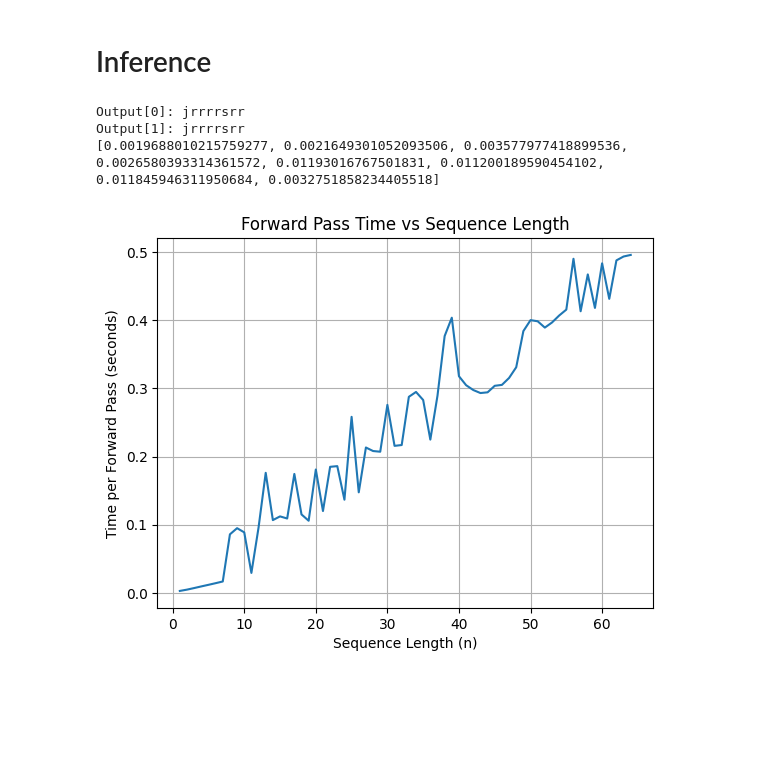
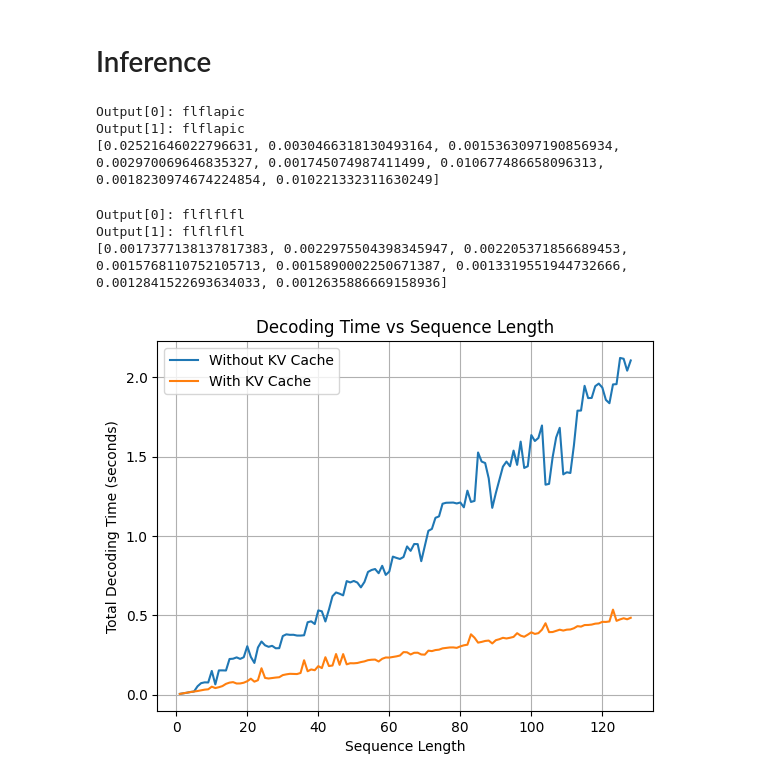
Before and after one commit to vnnm404/pytorch-transformer, a Jupyter notebook: kv-cache.ipynb, the cells around one changed output. Cells and saved outputs as stored; diff of their text form; code cells hidden in the pictures; blank space fills up the shorter version.

Commit message:
kv cache

```diff
--- a/kv-cache.ipynb
+++ b/kv-cache.ipynb
@@ -25,15 +25,15 @@ class DecoderOnly(nn.Module):
         self.tgt_embedding = nn.Embedding(vocab_size, d_model)
         self.positional_embeddings = nn.Embedding(max_seq_len, d_model)
 
-        self.transformer = Transformer(d_model, nhead, num_encoder_layers, num_decoder_layers, ffn_hidden, dropout=None)
+        self.transformer = Transformer(d_model, nhead, num_encoder_layers, num_decoder_layers, ffn_hidden)
         self.linear = nn.Linear(d_model, vocab_size)
 
-    def forward(self, src, use_mask=True):
+    def forward(self, src, use_mask=True, kv_cache=None):
         src_positions = torch.arange(src.size(1)).unsqueeze(0).expand(src.size(0), -1).to(src.device)
         src = self.src_embedding(src) + self.positional_embeddings(src_positions)
 
         mask = self.transformer.generate_square_subsequent_mask(src.size(1)).to(src.device)
-        output = self.transformer(src, tgt_mask=mask)
+        output = self.transformer(src, tgt_mask=mask, kv_cache=kv_cache)
 
         output = self.linear(output)
 
@@ -58,12 +58,14 @@ model = DecoderOnly(
 # %% [markdown]
 # Inference
 # %%
-def decode_only_batch(model, b=2, n=8, avg=8):
+def decode_only_batch(model, b=2, n=8, avg=8, use_kv_cache=False):
     model.eval()
     device = next(model.parameters()).device
 
     times = []
     tgt = torch.tensor([[26]] * b, dtype=torch.long).to(device)  # shape (b, 1)
+
+    kv_cache = {"key": None, "value": None} if use_kv_cache else None
 
     with torch.no_grad():
         for _ in range(n):
@@ -73,7 +75,12 @@ def decode_only_batch(model, b=2, n=8, avg=8):
                 torch.cuda.synchronize()
                 start_time = time.time()
 
-                logits = model(tgt).squeeze(0)  # shape (b, s, v)
+                if use_kv_cache:
+                    input_tgt = tgt[:, -1:].clone()  # shape (b, 1)
+                else:
+                    input_tgt = tgt  # shape (b, s)
+
+                logits = model(input_tgt, kv_cache=kv_cache).squeeze(0)  # shape (b, s, v)
 
                 torch.cuda.synchronize()
                 end_time = time.time()
@@ -99,33 +106,60 @@ for i, output_str in enumerate(output_strs):
 
 print(times)
 # %% [output]
-Output[0]: jrrrrsrr
-Output[1]: jrrrrsrr
-[0.0019688010215759277, 0.0021649301052093506, 0.003577977418899536, 0.0026580393314361572, 0.01193016767501831, 0.011200189590454102, 0.011845946311950684, 0.0032751858234405518]
+Output[0]: flflapic
+Output[1]: flflapic
+[0.02521646022796631, 0.0030466318130493164, 0.0015363097190856934, 0.002970069646835327, 0.001745074987411499, 0.010677486658096313, 0.0018230974674224854, 0.010221332311630249]
+# %%
+# decode batch size b sequences starting with <s> token
+output_strs, times = decode_only_batch(model, b=2, n=8, use_kv_cache=True)
+
+for i, output_str in enumerate(output_strs):
+    print(f"Output[{i}]: {output_str}")
+
+print(times)
+# %% [output]
+Output[0]: flflflfl
+Output[1]: flflflfl
+[0.0017377138137817383, 0.0022975504398345947, 0.002205371856689453, 0.0015768110752105713, 0.0015890002250671387, 0.0013319551944732666, 0.0012841522693634033, 0.0012635886669158936]
 # %%
 import time
 import matplotlib.pyplot as plt
 
-seq_len = int(64)
+seq_len = int(128)
 n_values = list(range(1, seq_len + 1))
 
 plot_times = []
+plot_kv_cache_times = []
 for n in tqdm(n_values):
     torch.cuda.synchronize()
     start_time = time.time()
 
-    _, _ = decode_only_batch(model, b=2, n=n, avg=1)
+    _, _ = decode_only_batch(model, b=2, n=n, avg=3)
 
     torch.cuda.synchronize()
     total_time = time.time() - start_time
 
     plot_times.append(total_time)
 
-plt.plot(n_values, plot_times)
-plt.xlabel('Sequence Length (n)')
-plt.ylabel('Time per Forward Pass (seconds)')
-plt.title('Forward Pass Time vs Sequence Length')
+    # ---
+
+    torch.cuda.synchronize()
+    start_time = time.time()
+
+    _, _ = decode_only_batch(model, b=2, n=n, avg=3, use_kv_cache=True)
+
+    torch.cuda.synchronize()
+    total_time = time.time() - start_time
+
+    plot_kv_cache_times.append(total_time)
+
+plt.plot(n_values, plot_times, label='Without KV Cache')
+plt.plot(n_values, plot_kv_cache_times, label='With KV Cache')
+plt.xlabel('Sequence Length')
+plt.ylabel('Total Decoding Time (seconds)')
+plt.title('Decoding Time vs Sequence Length')
+plt.legend()
 plt.grid()
 plt.show()
 # %% [output]
-[figure, old version]
+[figure, new version]
```
Also changed, not shown: 3 other files.
